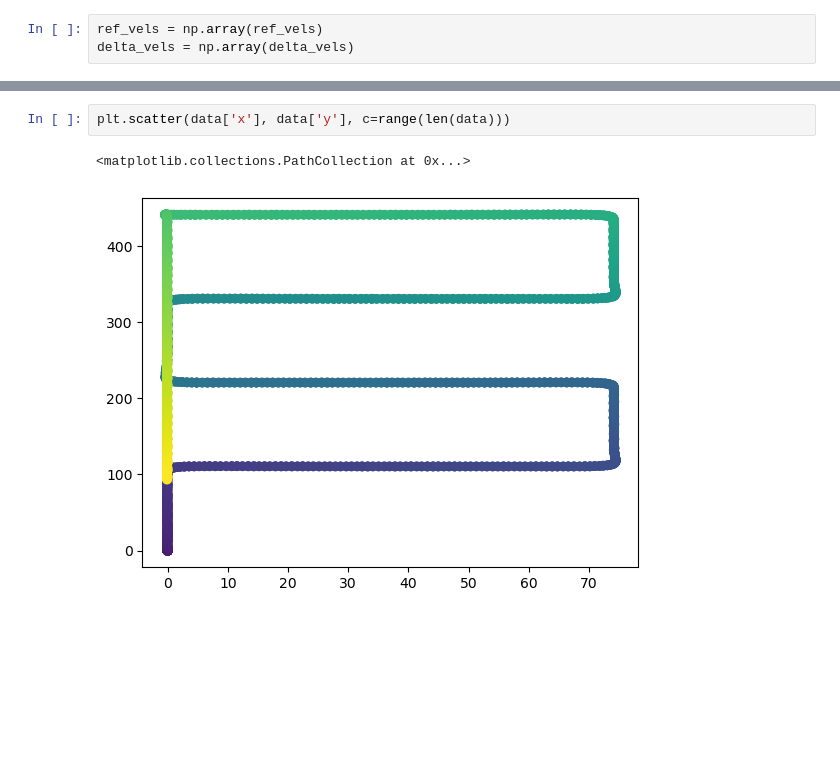
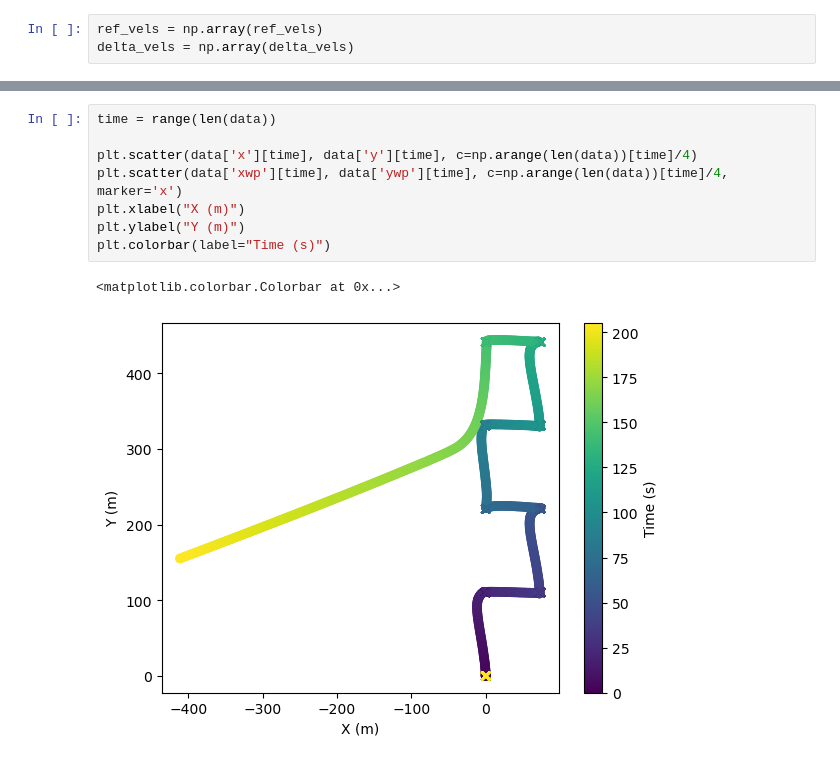
Before and after one commit to acoursey3/uav-controller, a Jupyter notebook: code/Demo.ipynb, the cells around one changed output, grey strips where cells are left out. Drawn from its saved outputs; the diff is of its cells as text; blank space fills up the shorter version.

```diff
--- a/code/Demo.ipynb
+++ b/code/Demo.ipynb
@@ -106,5 +151,11 @@ plt.plot(ref_vels[:,1], linestyle=':', color='orange')
-# %%
-plt.scatter(data['x'], data['y'], c=range(len(data)))
-# %% [output]
-<matplotlib.collections.PathCollection at 0x...>
-[figure, removed]
+# %%
+time = range(len(data))
+
+plt.scatter(data['x'][time], data['y'][time], c=np.arange(len(data))[time]/4)
+plt.scatter(data['xwp'][time], data['ywp'][time], c=np.arange(len(data))[time]/4, marker='x')
+plt.xlabel("X (m)")
+plt.ylabel("Y (m)")
+plt.colorbar(label="Time (s)")
+# %% [output]
+<matplotlib.colorbar.Colorbar at 0x...>
+[figure, added]
```
Also changed, not shown: parts of 11 cells of this notebook, 2 other files.
